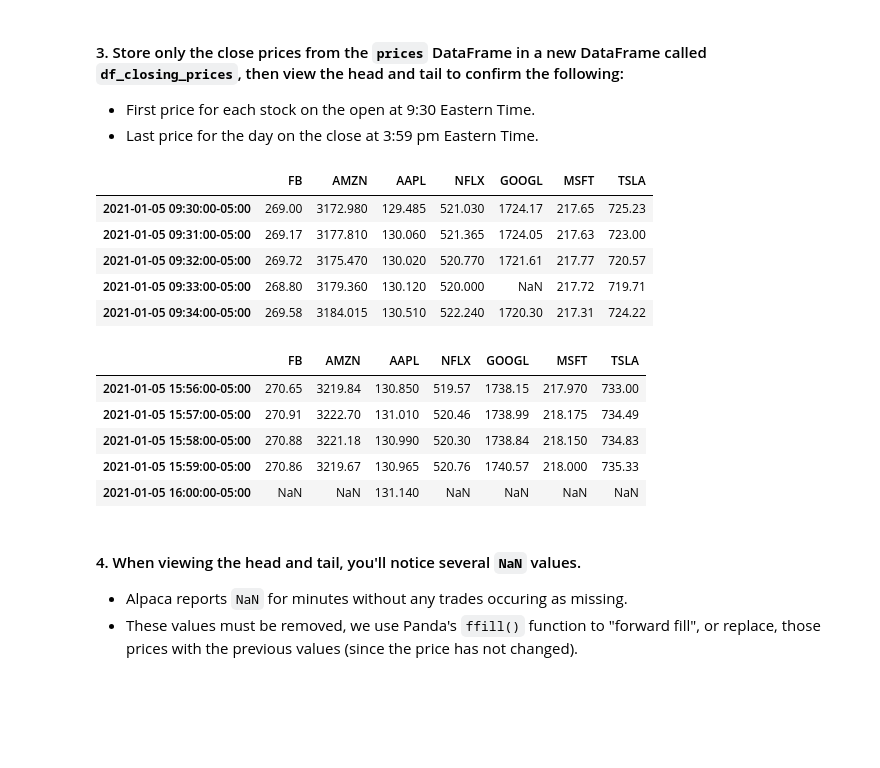
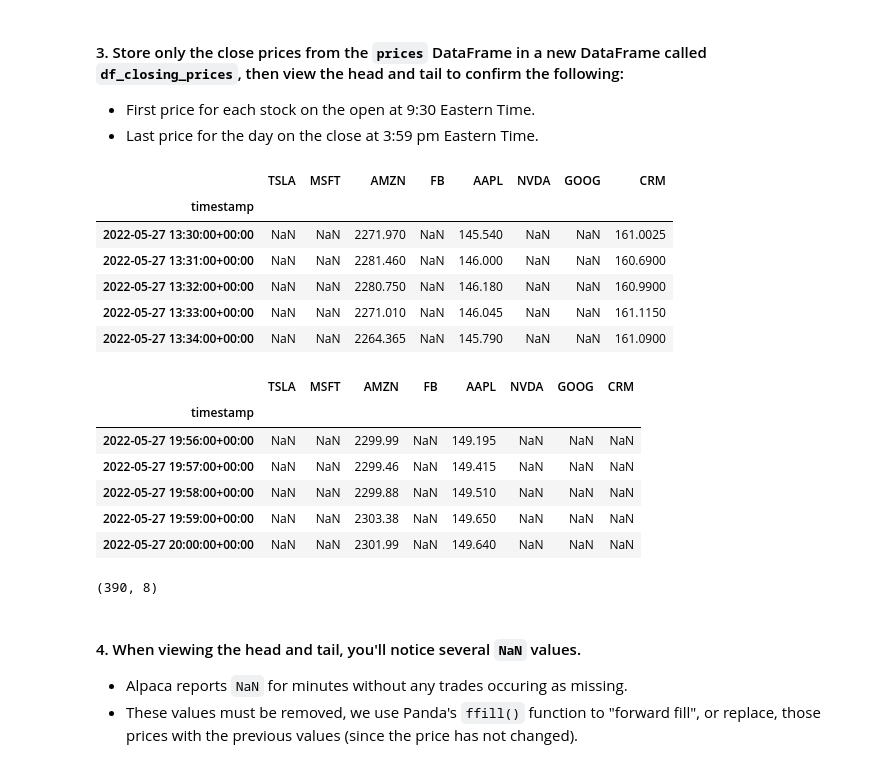
Before and after one commit to aaargyrou/AlgoTrading--High-Frequency-Trading, a Jupyter notebook: Code/high_frequency_trading_algo.ipynb, the cells around one changed output. Cells and saved outputs as stored; diff of their text form; code cells hidden in the pictures; blank space fills up the shorter version.

Commit message:
Scraping ticker data using Alpaca, issues with TSLA,MSFT, NVDA, GOOG stocks displaying no values

```diff
--- a/Code/high_frequency_trading_algo.ipynb
+++ b/Code/high_frequency_trading_algo.ipynb
@@ -35,11 +41,11 @@ api = tradeapi.REST(API_KEY, API_SECRET, ALPACA_API_BASE_URL, api_version='v2')
 #### 1. Create a ticker list, beginning and end dates, and timeframe interval.
 # %%
 # Define a list of tickers
-ticker_list = ["TSLA", "MSFT", "AMZN", "FB", "APPL", ]
+ticker_list = ["TSLA", "MSFT", "AMZN", "FB", "AAPL", "NVDA", "GOOG", "CRM"]
 
 # declare begin and end date strings
-beg_date = '2021-01-05'
-end_date = '2021-01-05'
+beg_date = '2022-05-27'
+end_date = '2022-05-27'
 # we convert begin and end date to formats that the ALPACA API requires
 start =  pd.Timestamp(f'{beg_date} 09:30:00-0400', tz='America/New_York').replace(hour=9, minute=30, second=0).astimezone('GMT').isoformat()[:-6]+'Z'
 end   =  pd.Timestamp(f'{end_date} 16:00:00-0400', tz='America/New_York').replace(hour=16, minute=0, second=0).astimezone('GMT').isoformat()[:-6]+'Z'
@@ -49,4 +55,4 @@ timeframe='1Min'
 #### 2. Ping the Alpaca API for the data and store it in a DataFrame called `prices` by using the `get_barset` function combined with the `df` method from the Alpaca Trade SDK.
 # %%
 # Pull prices from the ALPACA API
-prices = api.get_barset(ticker_list, timeframe,limit=1000, start=start, end=end).df
+prices = api.get_bars(ticker_list, timeframe, limit=1000, start=start, end=end).df
@@ -56,29 +72,38 @@ prices = api.get_barset(ticker_list, timeframe,limit=1000, start=start, end=end)
 * Last price for the day on the close at 3:59 pm Eastern Time.
 # %%
 # Create an empty DataFrame for closing prices
-# YOUR CODE HERE
+df_closing_prices = pd.DataFrame()
+
 # Fetch the closing prices for each one of the tickers and store in a column in df_closing_prices amed after that ticker
-# YOUR CODE HERE
+for ticker in ticker_list:
+    df_closing_prices[ticker] = prices.loc[prices['symbol'] == ticker]['close']
 # %%
 # Preview first five rows
-# YOUR CODE HERE
+df_closing_prices.head(5)
 # %% [output]
-|  | FB | AMZN | AAPL | NFLX | GOOGL | MSFT | TSLA |
-| 2021-01-05 09:30:00-05:00 | 269.00 | 3172.980 | 129.485 | 521.030 | 1724.17 | 217.65 | 725.23 |
-| 2021-01-05 09:31:00-05:00 | 269.17 | 3177.810 | 130.060 | 521.365 | 1724.05 | 217.63 | 723.00 |
-| 2021-01-05 09:32:00-05:00 | 269.72 | 3175.470 | 130.020 | 520.770 | 1721.61 | 217.77 | 720.57 |
-| 2021-01-05 09:33:00-05:00 | 268.80 | 3179.360 | 130.120 | 520.000 | NaN | 217.72 | 719.71 |
-| 2021-01-05 09:34:00-05:00 | 269.58 | 3184.015 | 130.510 | 522.240 | 1720.30 | 217.31 | 724.22 |
+|  | TSLA | MSFT | AMZN | FB | AAPL | NVDA | GOOG | CRM |
+| timestamp |  |  |  |  |  |  |  |  |
+| 2022-05-27 13:30:00+00:00 | NaN | NaN | 2271.970 | NaN | 145.540 | NaN | NaN | 161.0025 |
+| 2022-05-27 13:31:00+00:00 | NaN | NaN | 2281.460 | NaN | 146.000 | NaN | NaN | 160.6900 |
+| 2022-05-27 13:32:00+00:00 | NaN | NaN | 2280.750 | NaN | 146.180 | NaN | NaN | 160.9900 |
+| 2022-05-27 13:33:00+00:00 | NaN | NaN | 2271.010 | NaN | 146.045 | NaN | NaN | 161.1150 |
+| 2022-05-27 13:34:00+00:00 | NaN | NaN | 2264.365 | NaN | 145.790 | NaN | NaN | 161.0900 |
 # %%
 # Preview last five rows
-# YOUR CODE HERE
+df_closing_prices.tail(5)
 # %% [output]
-|  | FB | AMZN | AAPL | NFLX | GOOGL | MSFT | TSLA |
-| 2021-01-05 15:56:00-05:00 | 270.65 | 3219.84 | 130.850 | 519.57 | 1738.15 | 217.970 | 733.00 |
-| 2021-01-05 15:57:00-05:00 | 270.91 | 3222.70 | 131.010 | 520.46 | 1738.99 | 218.175 | 734.49 |
-| 2021-01-05 15:58:00-05:00 | 270.88 | 3221.18 | 130.990 | 520.30 | 1738.84 | 218.150 | 734.83 |
-| 2021-01-05 15:59:00-05:00 | 270.86 | 3219.67 | 130.965 | 520.76 | 1740.57 | 218.000 | 735.33 |
-| 2021-01-05 16:00:00-05:00 | NaN | NaN | 131.140 | NaN | NaN | NaN | NaN |
+|  | TSLA | MSFT | AMZN | FB | AAPL | NVDA | GOOG | CRM |
+| timestamp |  |  |  |  |  |  |  |  |
+| 2022-05-27 19:56:00+00:00 | NaN | NaN | 2299.99 | NaN | 149.195 | NaN | NaN | NaN |
+| 2022-05-27 19:57:00+00:00 | NaN | NaN | 2299.46 | NaN | 149.415 | NaN | NaN | NaN |
+| 2022-05-27 19:58:00+00:00 | NaN | NaN | 2299.88 | NaN | 149.510 | NaN | NaN | NaN |
+| 2022-05-27 19:59:00+00:00 | NaN | NaN | 2303.38 | NaN | 149.650 | NaN | NaN | NaN |
+| 2022-05-27 20:00:00+00:00 | NaN | NaN | 2301.99 | NaN | 149.640 | NaN | NaN | NaN |
+# %%
+# Number of rows
+df_closing_prices.shape
+# %% [output]
+(390, 8)
 # %% [markdown]
 #### 4. When viewing the head and tail, you'll notice several `NaN` values.
 * Alpaca reports `NaN` for minutes without any trades occuring as missing.
```
Also changed, not shown: parts of 27 cells of this notebook.
